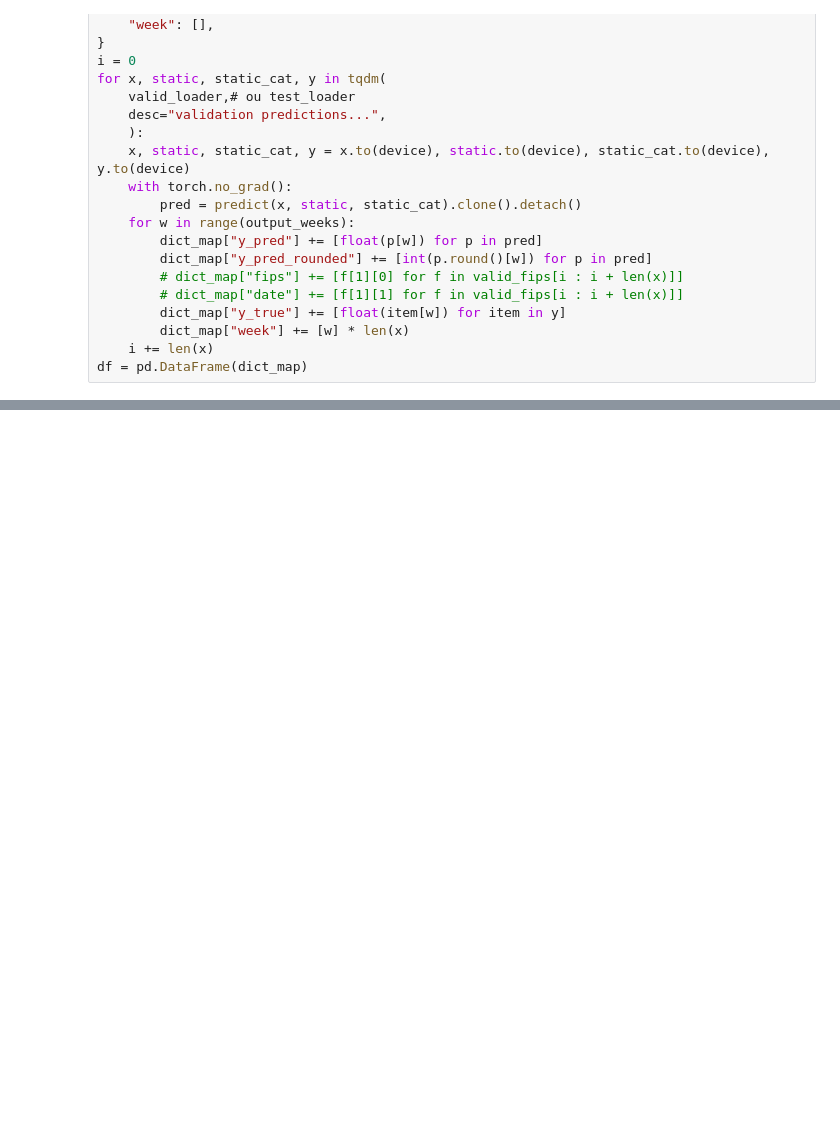
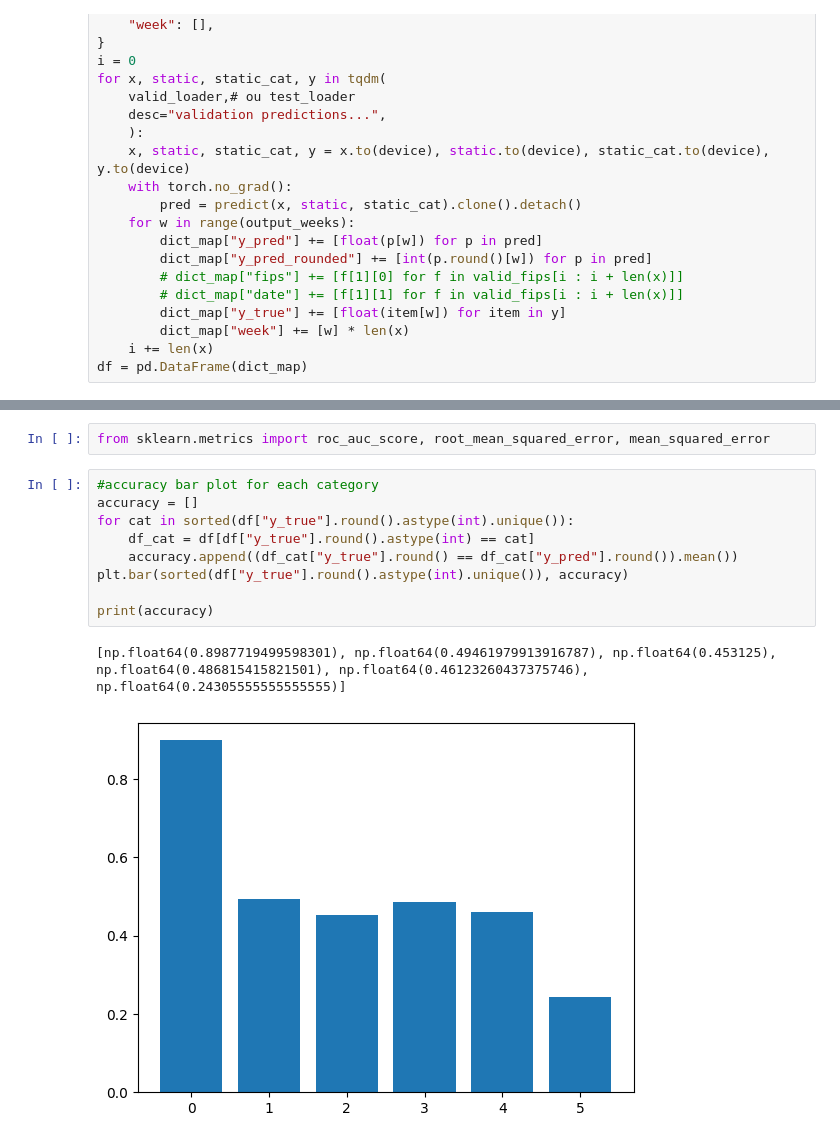
Before and after one commit to JulAgu/drought_pred_hybrid, a Jupyter notebook: notebooks/2.1.3-HybridModel_new_att_embd.ipynb, the cells around one changed output, grey strips where cells are left out. Saved outputs shown, nothing was run; the diff lists cells and outputs as text; blank space fills up the shorter version.

```diff
--- a/notebooks/2.1.3-HybridModel_new_att_embd.ipynb
+++ b/notebooks/2.1.3-HybridModel_new_att_embd.ipynb
@@ -667,0 +697,14 @@ Accuracy 4:
+# %%
+from sklearn.metrics import roc_auc_score, root_mean_squared_error, mean_squared_error
+# %%
+#accuracy bar plot for each category
+accuracy = []
+for cat in sorted(df["y_true"].round().astype(int).unique()):
+    df_cat = df[df["y_true"].round().astype(int) == cat]
+    accuracy.append((df_cat["y_true"].round() == df_cat["y_pred"].round()).mean())
+plt.bar(sorted(df["y_true"].round().astype(int).unique()), accuracy)
+
+print(accuracy)
+# %% [output]
+[np.float64(0.8987719499598301), np.float64(0.49461979913916787), np.float64(0.453125), np.float64(0.486815415821501), np.float64(0.46123260437375746), np.float64(0.24305555555555555)]
+[figure, added]
```
Also changed, not shown: parts of 20 cells of this notebook, 13 other files.
